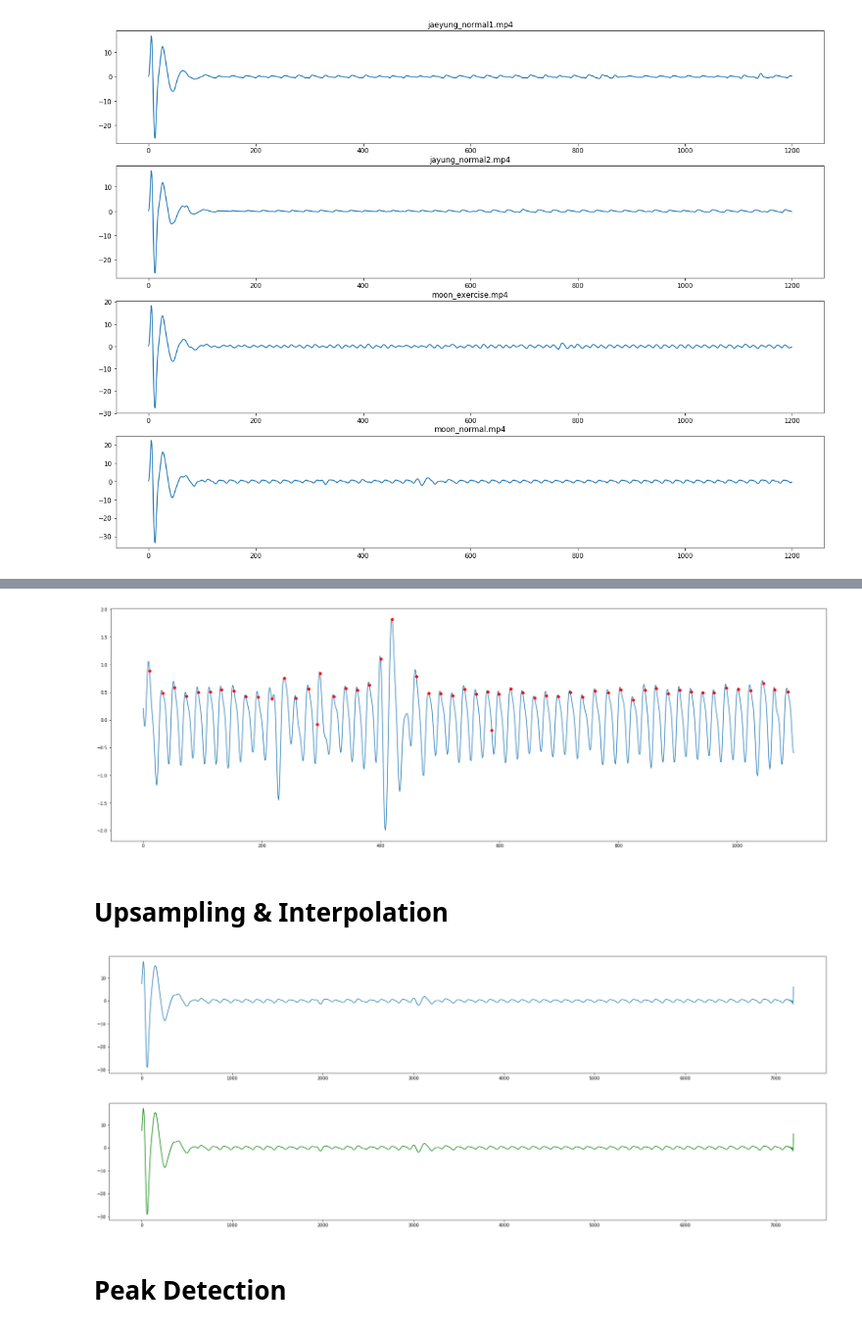
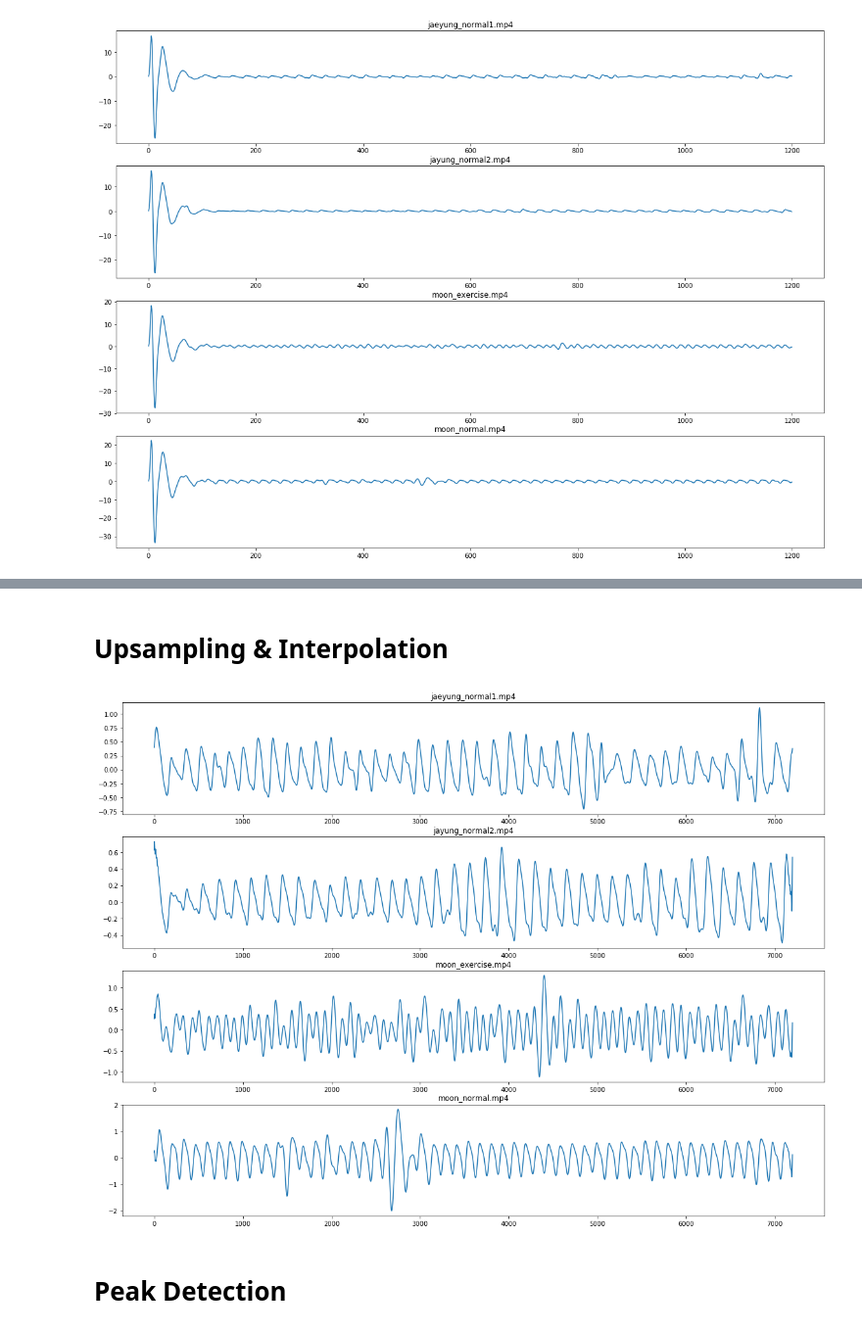
Before and after one commit to jaeyung1001/ML_MEDICAL, a Jupyter notebook: Assignment3/Assignment3.ipynb, the cells around one changed output, grey strips where cells are left out. Shown at 98% size. Saved outputs shown, nothing was run; the diff lists cells and outputs as text; code cells hidden in the pictures.

```diff
--- a/Assignment3/Assignment3.ipynb
+++ b/Assignment3/Assignment3.ipynb
@@ -98,36 +109,24 @@ smooth = smoothing(band)
-# %%
-b_cutting = 100
-peak = signal.find_peaks_cwt(smooth_signal[b_cutting:], np.arange(1,20))
-peak_y = []
-
-a_tck = smooth_signal[b_cutting:]
-for i in peak:
-    peak_y.append(a_tck[i])
-
-plt.figure(figsize=(30,10))
-plt.plot(list(range(len(smooth_signal[b_cutting:]))), smooth_signal[b_cutting:], peak, peak_y, 'ro')
-plt.show()
-# %% [output]
-[figure, removed]
 # %% [markdown]
 # Upsampling & Interpolation
-# %%
-re_signal = signal.resample(smooth_signal, 1200 * 6)
-plt.figure(figsize=(30,5))
-plt.plot(list(range(len(re_signal[:]))), re_signal[:])
-plt.show()
-# %% [output]
-[figure, removed]
-# %%
-cubic = pd.Series(re_signal)
-cubic.interpolate(method='cubic')
-
-# print(len(cubic))
-plt.figure(figsize=(30,5))
-plt.plot(list(range(len(cubic))), cubic, 'g')
-plt.show()
-# %% [output]
-[figure, removed]
+# %%
+def up_inter(dict):
+    up_inter_d = collections.OrderedDict()
+    fig = plt.figure(figsize=(20, 15))
+    for index, data in enumerate(dict):
+        re_signal = signal.resample(dict[data], 1200 * 6)
+        cubic = pd.Series(re_signal)
+        cubic.interpolate(method='cubic')
+        ax1 = fig.add_subplot(4,1,index+1)
+        plt.title(data)
+        plt.plot(list(range(len(cubic))), cubic)
+        up_inter_d[data] = cubic
+
+    plt.show()
+    return up_inter_d
+# %%
+after_up_inter = up_inter(smooth)
+# %% [output]
+[figure, added]
 # %% [markdown]
 # Peak Detection
 # %%
```
Also changed, not shown: parts of 12 cells of this notebook.
